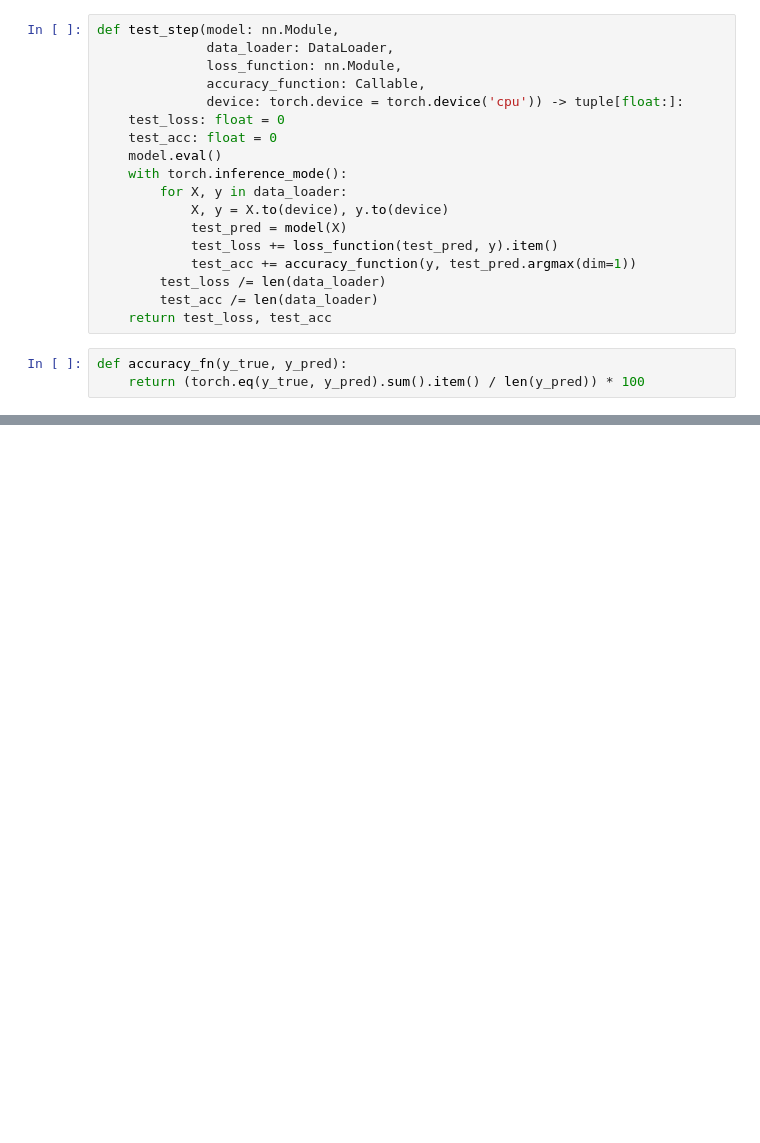
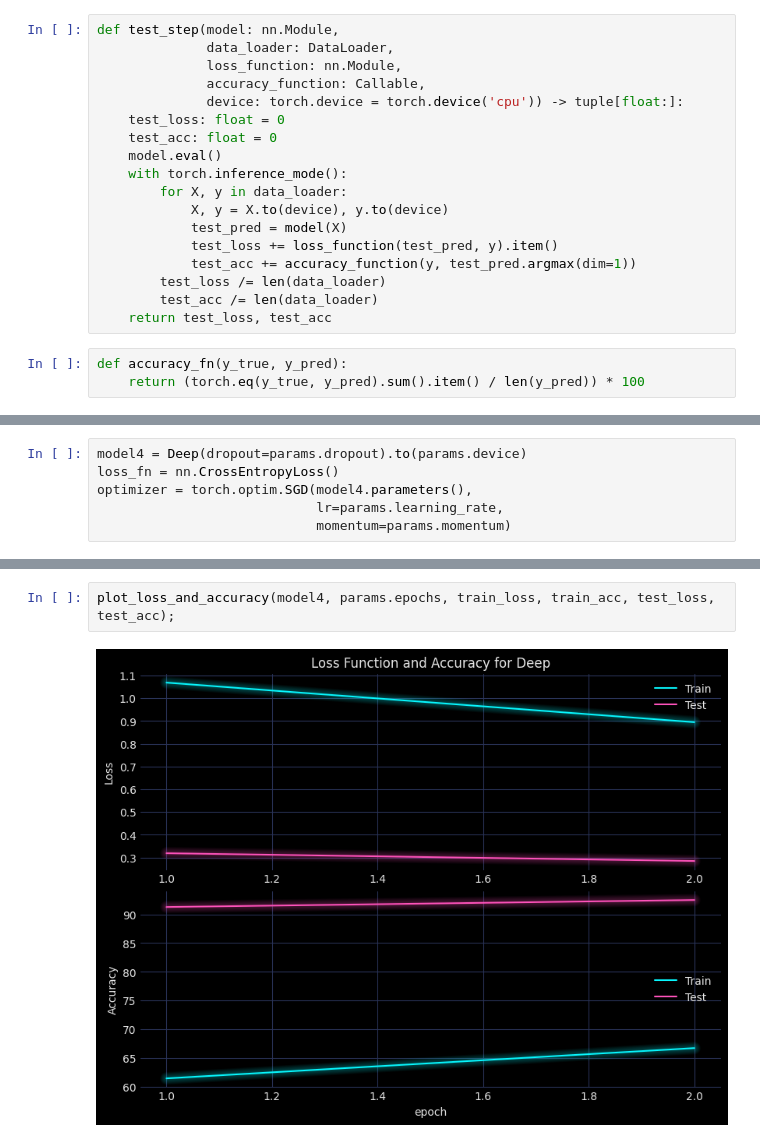
Before and after one commit to Yolonek/MachineLearningApplications, a Jupyter notebook: CNN/2.1-DeepModelRegularization.ipynb, the cells around one changed output, grey strips where cells are left out. Saved outputs shown, nothing was run; the diff lists cells and outputs as text; blank space fills up the shorter version.

```diff
--- a/CNN/2.1-DeepModelRegularization.ipynb
+++ b/CNN/2.1-DeepModelRegularization.ipynb
@@ -147,0 +237,6 @@ RuntimeError: mat1 and mat2 shapes cannot be multiplied (896x28 and 784x20)
+# %%
+model4 = Deep(dropout=params.dropout).to(params.device)
+loss_fn = nn.CrossEntropyLoss()
+optimizer = torch.optim.SGD(model4.parameters(),
+                            lr=params.learning_rate,
+                            momentum=params.momentum)
@@ -147,0 +260,4 @@ RuntimeError: mat1 and mat2 shapes cannot be multiplied (896x28 and 784x20)
+# %%
+plot_loss_and_accuracy(model4, params.epochs, train_loss, train_acc, test_loss, test_acc);
+# %% [output]
+[figure, added]
```
Also changed, not shown: parts of 26 cells of this notebook.
